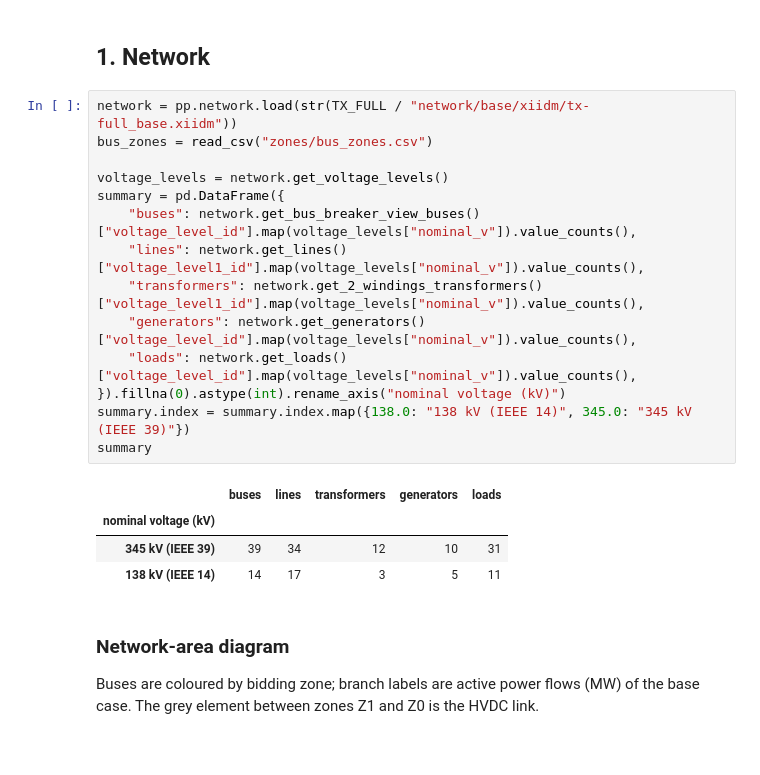
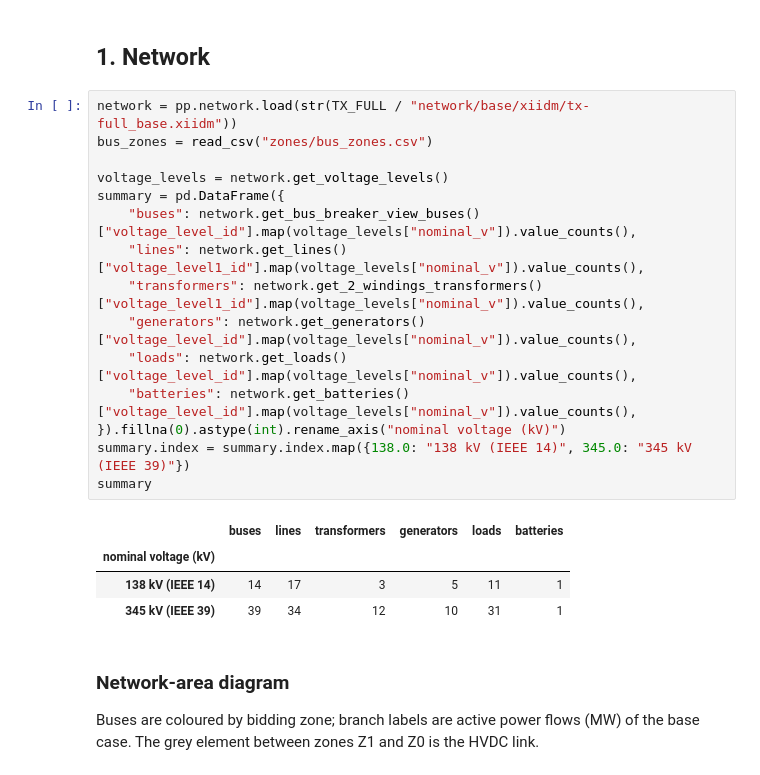
Before and after one commit to SuperGrid-Institute/hynet-t32-reference-test-case, a Jupyter notebook: notebooks/presentation.ipynb, the cells around one changed output. Drawn from its saved outputs; the diff is of its cells as text.

```diff
--- a/notebooks/presentation.ipynb
+++ b/notebooks/presentation.ipynb
@@ -40,22 +40,23 @@ def read_csv(path):
 # %%
 network = pp.network.load(str(TX_FULL / "network/base/xiidm/tx-full_base.xiidm"))
 bus_zones = read_csv("zones/bus_zones.csv")
 
 voltage_levels = network.get_voltage_levels()
 summary = pd.DataFrame({
     "buses": network.get_bus_breaker_view_buses()["voltage_level_id"].map(voltage_levels["nominal_v"]).value_counts(),
     "lines": network.get_lines()["voltage_level1_id"].map(voltage_levels["nominal_v"]).value_counts(),
     "transformers": network.get_2_windings_transformers()["voltage_level1_id"].map(voltage_levels["nominal_v"]).value_counts(),
     "generators": network.get_generators()["voltage_level_id"].map(voltage_levels["nominal_v"]).value_counts(),
     "loads": network.get_loads()["voltage_level_id"].map(voltage_levels["nominal_v"]).value_counts(),
+    "batteries": network.get_batteries()["voltage_level_id"].map(voltage_levels["nominal_v"]).value_counts(),
 }).fillna(0).astype(int).rename_axis("nominal voltage (kV)")
 summary.index = summary.index.map({138.0: "138 kV (IEEE 14)", 345.0: "345 kV (IEEE 39)"})
 summary
 # %% [output]
-|  | buses | lines | transformers | generators | loads |
-| nominal voltage (kV) |  |  |  |  |  |
-| 345 kV (IEEE 39) | 39 | 34 | 12 | 10 | 31 |
-| 138 kV (IEEE 14) | 14 | 17 | 3 | 5 | 11 |
+|  | buses | lines | transformers | generators | loads | batteries |
+| nominal voltage (kV) |  |  |  |  |  |  |
+| 138 kV (IEEE 14) | 14 | 17 | 3 | 5 | 11 | 1 |
+| 345 kV (IEEE 39) | 39 | 34 | 12 | 10 | 31 | 1 |
 # %% [markdown]
 ### Network-area diagram
 
```
Also changed, not shown: parts of 5 cells of this notebook, 42 other files.
